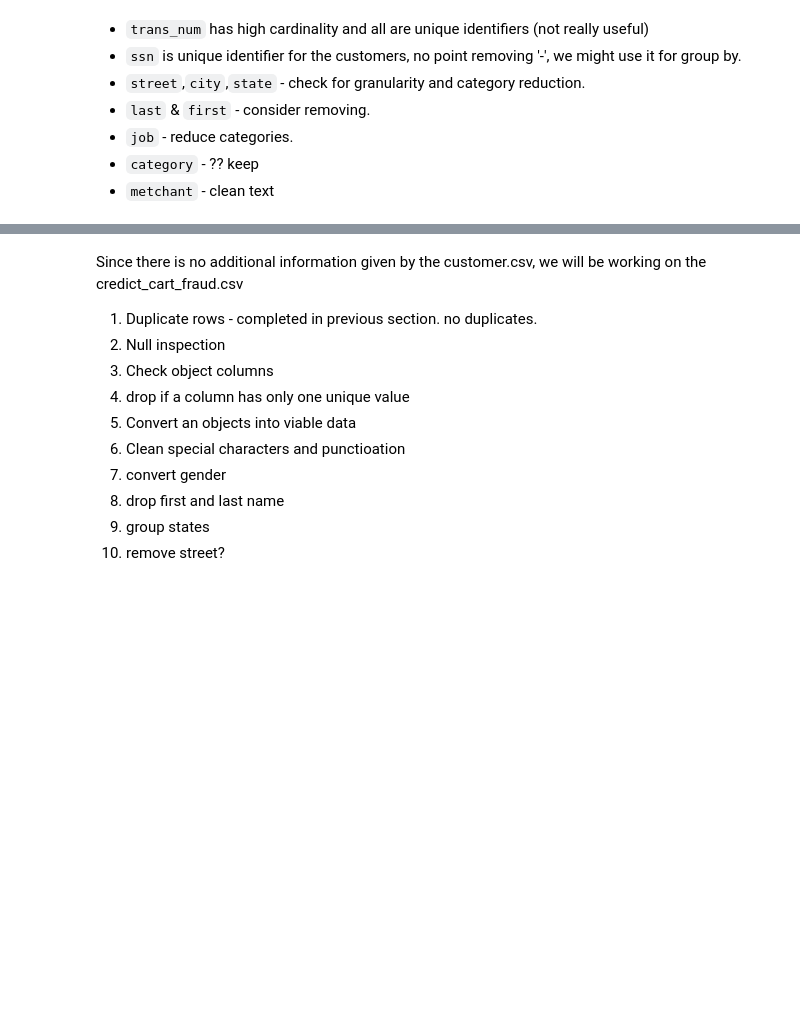
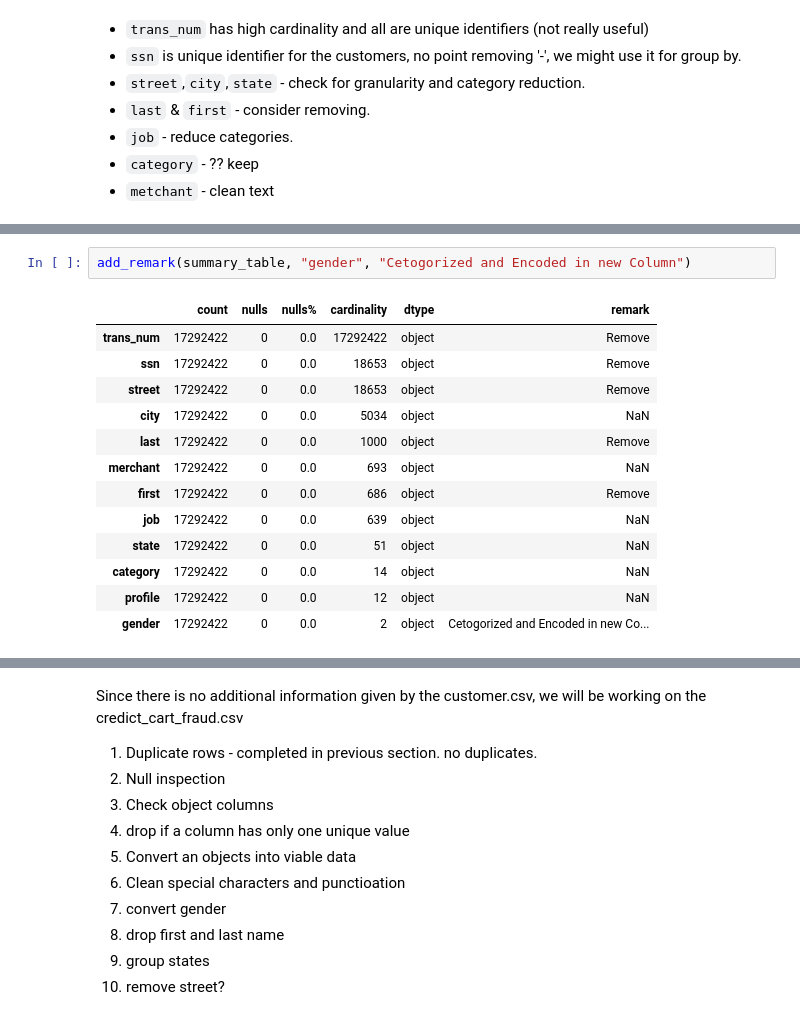
Before and after one commit to Shogant/Credit_Card_Fraud_Detection_Model, a Jupyter notebook: Data_Preparation.ipynb, the cells around one changed output, grey strips where cells are left out. Cells and saved outputs as stored; diff of their text form; blank space fills up the shorter version.

```diff
--- a/Data_Preparation.ipynb
+++ b/Data_Preparation.ipynb
@@ -467,0 +671,16 @@ df_strs =df.select_dtypes(include='string')
+# %%
+add_remark(summary_table, "gender", "Cetogorized and Encoded in new Column")
+# %% [output]
+|  | count | nulls | nulls% | cardinality | dtype | remark |
+| trans_num | 17292422 | 0 | 0.0 | 17292422 | object | Remove |
+| ssn | 17292422 | 0 | 0.0 | 18653 | object | Remove |
+| street | 17292422 | 0 | 0.0 | 18653 | object | Remove |
+| city | 17292422 | 0 | 0.0 | 5034 | object | NaN |
+| last | 17292422 | 0 | 0.0 | 1000 | object | Remove |
+| merchant | 17292422 | 0 | 0.0 | 693 | object | NaN |
+| first | 17292422 | 0 | 0.0 | 686 | object | Remove |
+| job | 17292422 | 0 | 0.0 | 639 | object | NaN |
+| state | 17292422 | 0 | 0.0 | 51 | object | NaN |
+| category | 17292422 | 0 | 0.0 | 14 | object | NaN |
+| profile | 17292422 | 0 | 0.0 | 12 | object | NaN |
+| gender | 17292422 | 0 | 0.0 | 2 | object | Cetogorized and Encoded in new Co... |
```
Also changed, not shown: parts of 75 cells of this notebook.
